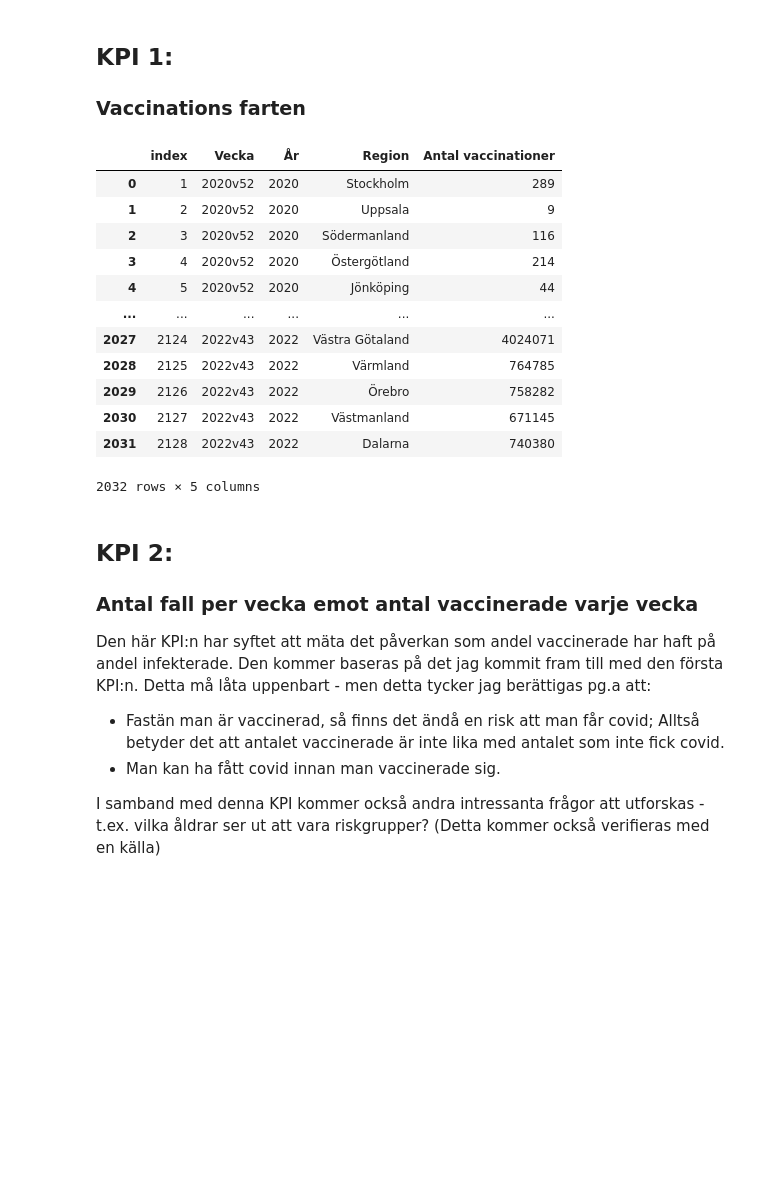
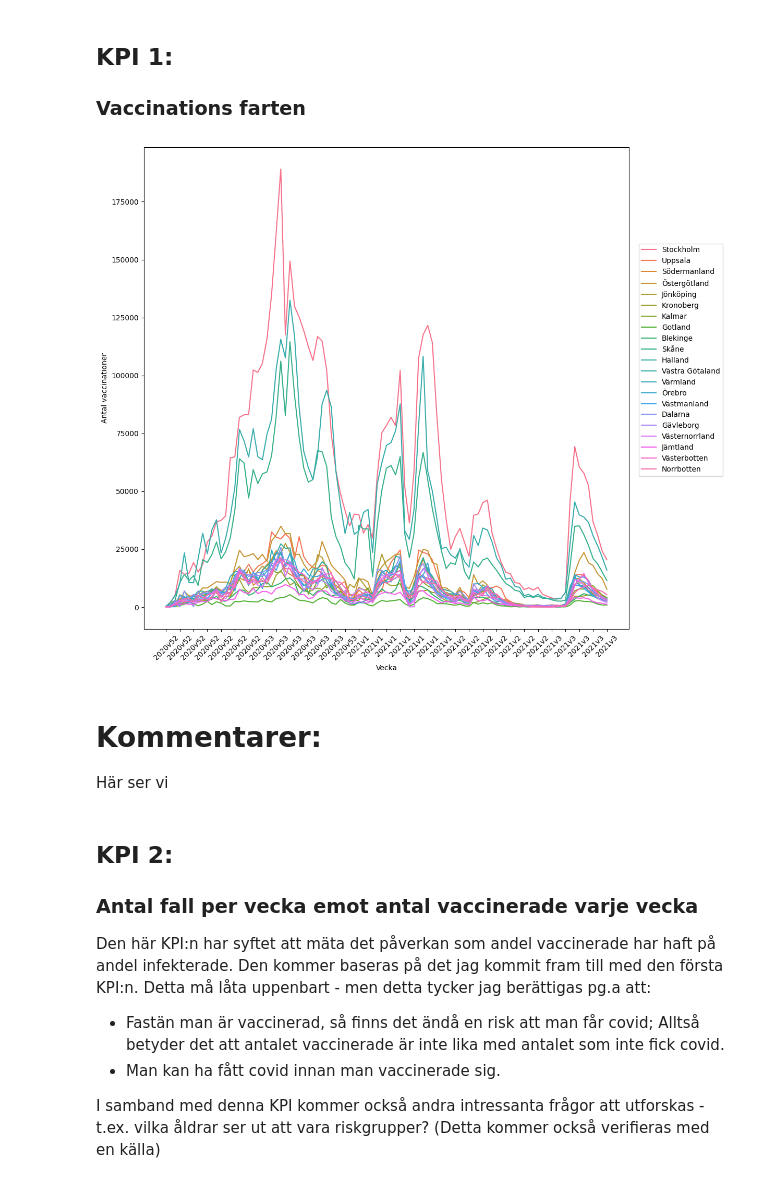
Before and after one commit to GuillermoTuesta/Python-GuillermoTuesta, a Jupyter notebook: IT-Högskolan/Labs/Covid19 - Labb4/KPI_Undersökning.ipynb, the cells around one changed output. Saved outputs shown, nothing was run; the diff lists cells and outputs as text; code cells hidden in the pictures; blank space fills up the shorter version.

```diff
--- a/IT-Högskolan/Labs/Covid19 - Labb4/KPI_Undersökning.ipynb
+++ b/IT-Högskolan/Labs/Covid19 - Labb4/KPI_Undersökning.ipynb
@@ -50,44 +50,29 @@ Detta är ändå intressant att hålla koll på, men för att ta reda vaccinatio
 # %% [markdown]
 ## KPI 1:
 ### Vaccinations farten
-# %%
-#plt.figure(figsize=(15,15))
-
-#https://www.geeksforgeeks.org/python-initialize-a-dictionary-with-only-keys-from-a-list/
-#sums = {}
-#for region in df['Region']: # Skapa en lista för att hålla koll på antal vaccinationer. 21st regioner.
-#    sums[region] = 0
-
-vacc_list = list(df['Antal vaccinationer'])
-df_diff = df.drop('Antal vaccinationer', axis=1).reset_index()
-
-for index, row in df.iterrows():
-    if (index-21) < 0: # Det finns 21st regioner, alltså måste vi först gå igenom dom första 21 elementen innan man gör beräkningar.
-       continue
-    df.at[index, 'Antal vaccinationer'] -= [(index-21)] # Subtrahera med värdet från förra veckan för att få fram differensen.
-    #df.at[index, 'Antal vaccinationer'] = row['Antal vaccinationer'] - sums[row['Region']]  # Loopa igenom alla värden och spara skillnaderna mellan gamla och nya antal.
-    #sums[row['Region']] += row['Antal vaccinationer'] # Uppdatera summan vi har än så länge.
-
-#fig = sns.lineplot(data=df_diff, x='Vecka', y='Antal vaccinationer', hue='Region') # 'hue' ser till att varje region får sitt egna linje.
-#fig.set_xticklabels(df_diff['Vecka'], rotation=90) # Används bara för att rotera namnen. Det blir lite konstigt att avläsa x-värderna men utan detta så går det inte att läsa av alls.
-#fig.grid() # För att göra det lättare att läsa x,y par.
-#plt.legend(bbox_to_anchor=(1.02, 0.8), loc='upper left', borderaxespad=0);
-
-df.head(-5)
-# %% [output]
-|  | index | Vecka | År | Region | Antal vaccinationer |
-| 0 | 1 | 2020v52 | 2020 | Stockholm | 289 |
-| 1 | 2 | 2020v52 | 2020 | Uppsala | 9 |
-| 2 | 3 | 2020v52 | 2020 | Södermanland | 116 |
-| 3 | 4 | 2020v52 | 2020 | Östergötland | 214 |
-| 4 | 5 | 2020v52 | 2020 | Jönköping | 44 |
-| ... | ... | ... | ... | ... | ... |
-| 2027 | 2124 | 2022v43 | 2022 | Västra Götaland | 4024071 |
-| 2028 | 2125 | 2022v43 | 2022 | Värmland | 764785 |
-| 2029 | 2126 | 2022v43 | 2022 | Örebro | 758282 |
-| 2030 | 2127 | 2022v43 | 2022 | Västmanland | 671145 |
-| 2031 | 2128 | 2022v43 | 2022 | Dalarna | 740380 |
-2032 rows × 5 columns
+# %%
+plt.figure(figsize=(12,12))
+
+df_diff = df.copy()
+
+for index, row in df.iterrows():
+    if (index-21) < 0: # Det finns 21st regioner, alltså måste dom första 21 elementen ignoreras.
+       continue
+    df_diff.at[index, 'Antal vaccinationer'] -= df.at[(index-21), 'Antal vaccinationer'] # Subtrahera med värdet från förra veckan för att få fram differensen.
+
+fig = sns.lineplot(data=df_diff, x='Vecka', y='Antal vaccinationer', hue='Region')
+fig.set_xticklabels(df_diff['Vecka'], rotation=45)
+plt.legend(bbox_to_anchor=(1.02, 0.8), loc='upper left', borderaxespad=0)
+
+xticks = fig.xaxis.get_major_ticks()
+for i in range(len(xticks)):
+    if i%3:
+        xticks[i].set_visible(False)
+# %% [output]
+[figure, added]
+# %% [markdown]
+# Kommentarer:
+Här ser vi
 # %% [markdown]
 ## KPI 2:
 ### Antal fall per vecka emot antal vaccinerade varje vecka
```
Also changed, not shown: parts of 1 cell of this notebook.
